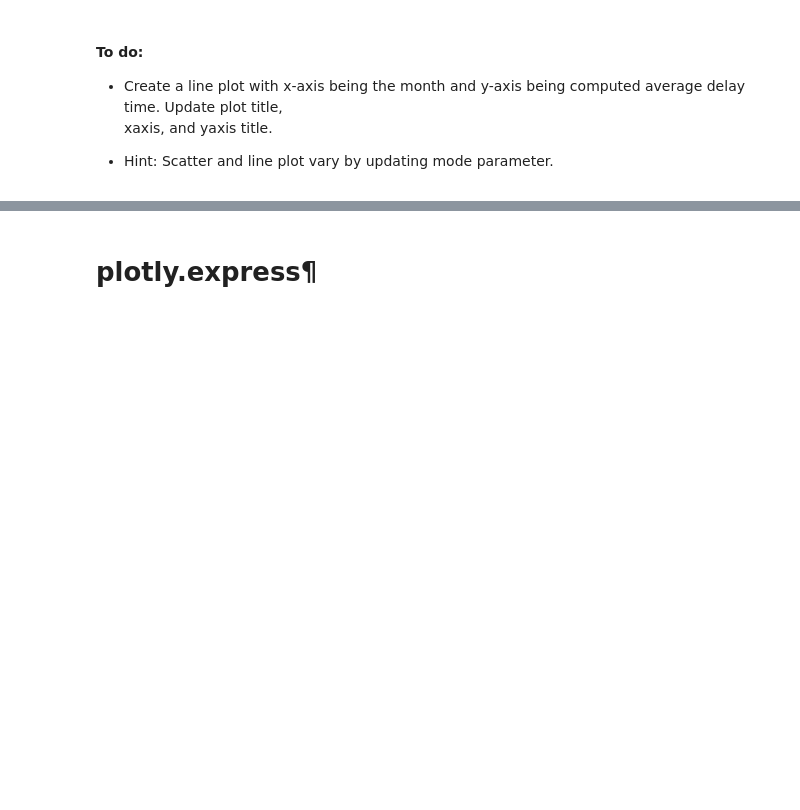
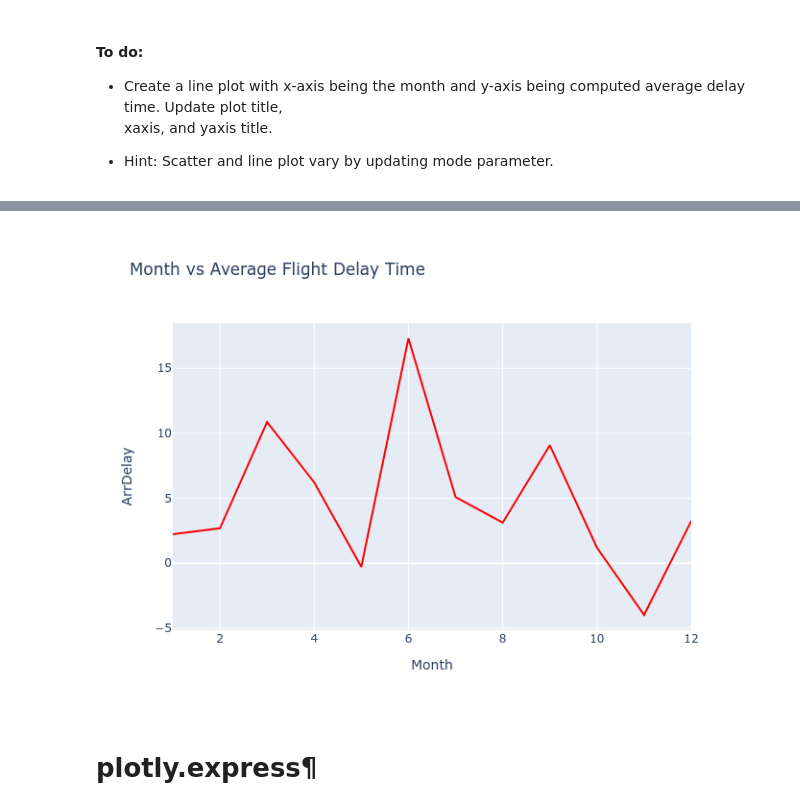
Before and after one commit to hsotoparada/Data-Science-Professional-Certificate, a Jupyter notebook: 08_Data_Visualization_Python/notebooks/week_4_1_Plotly_Basics.ipynb, the cells around one changed output, grey strips where cells are left out. Drawn from its saved outputs; the diff is of its cells as text; code cells hidden in the pictures; blank space fills up the shorter version.

```diff
--- a/08_Data_Visualization_Python/notebooks/week_4_1_Plotly_Basics.ipynb
+++ b/08_Data_Visualization_Python/notebooks/week_4_1_Plotly_Basics.ipynb
@@ -149,6 +148,5 @@ line_data
 # Create line plot here
 fig = go.Figure(data=go.Scatter(x=line_data['Month'], y=line_data['ArrDelay'], mode='lines', marker=dict(color='red')))
 fig.update_layout(title='Month vs Average Flight Delay Time', xaxis_title='Month', yaxis_title='ArrDelay')
-# fig.show()
-iplot(fig)
+fig.show("png")
 # %% [output]
@@ -156,3 +153,4 @@ iplot(fig)
+[figure, added]
 # %% [markdown]
 # plotly.express¶
 # %% [markdown]
```
Also changed, not shown: parts of 7 cells of this notebook, 1 other file.
